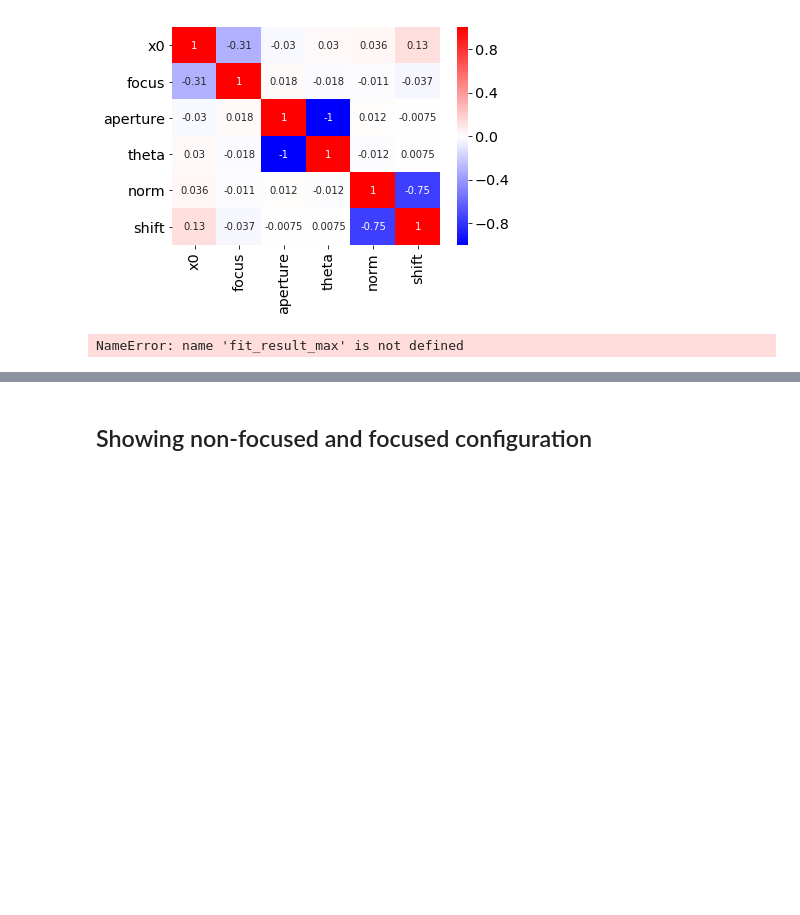
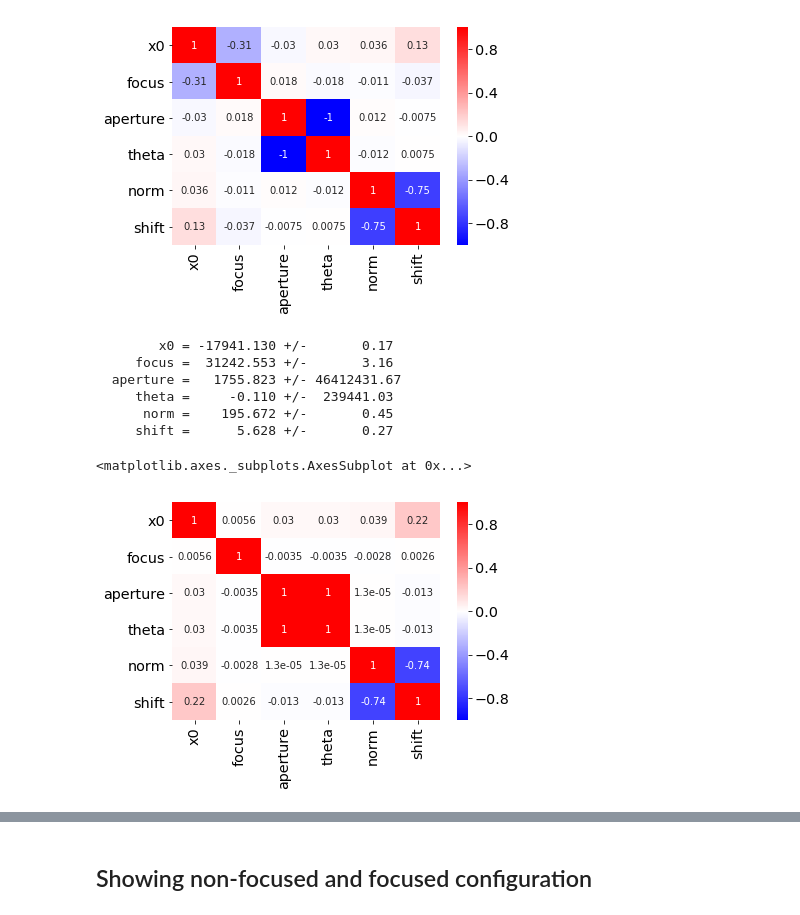
Before and after one commit to wiso/pytct, a Jupyter notebook: examples/focusing.ipynb, the cells around one changed output, grey strips where cells are left out. Cells and saved outputs as stored; diff of their text form; code cells hidden in the pictures; blank space fills up the shorter version.

```diff
--- a/examples/focusing.ipynb
+++ b/examples/focusing.ipynb
@@ -330,11 +330,18 @@ sns.heatmap(correlation_from_covariance(fit_cov_charge), center=0, annot=True, x
 [figure]
 # %%
 fit_result_min, fit_cov_min = fit_focus(ds_min)
-for name, v, e in zip(name_pars, fit_result_max, np.diag(fit_cov_min)):
+for name, v, e in zip(name_pars, fit_result_min, np.diag(fit_cov_min)):
     print("%10s = %10.3f +/- %10.2f" % (name, v, np.sqrt(e)))
 sns.heatmap(correlation_from_covariance(fit_cov_min), center=0, annot=True, xticklabels=name_pars, yticklabels=name_pars, cmap='bwr', vmin=-1, vmax=1)
 # %% [output]
-NameError: name 'fit_result_max' is not defined
+        x0 = -17941.130 +/-       0.17
+     focus =  31242.553 +/-       3.16
+  aperture =   1755.823 +/- 46412431.67
+     theta =     -0.110 +/-  239441.03
+      norm =    195.672 +/-       0.45
+     shift =      5.628 +/-       0.27
+<matplotlib.axes._subplots.AxesSubplot at 0x...>
+[figure, added]
 # %%
 fig, axs = plt.subplots(1, 2, figsize=(15, 5))
 
```
Also changed, not shown: parts of 2 cells of this notebook.
